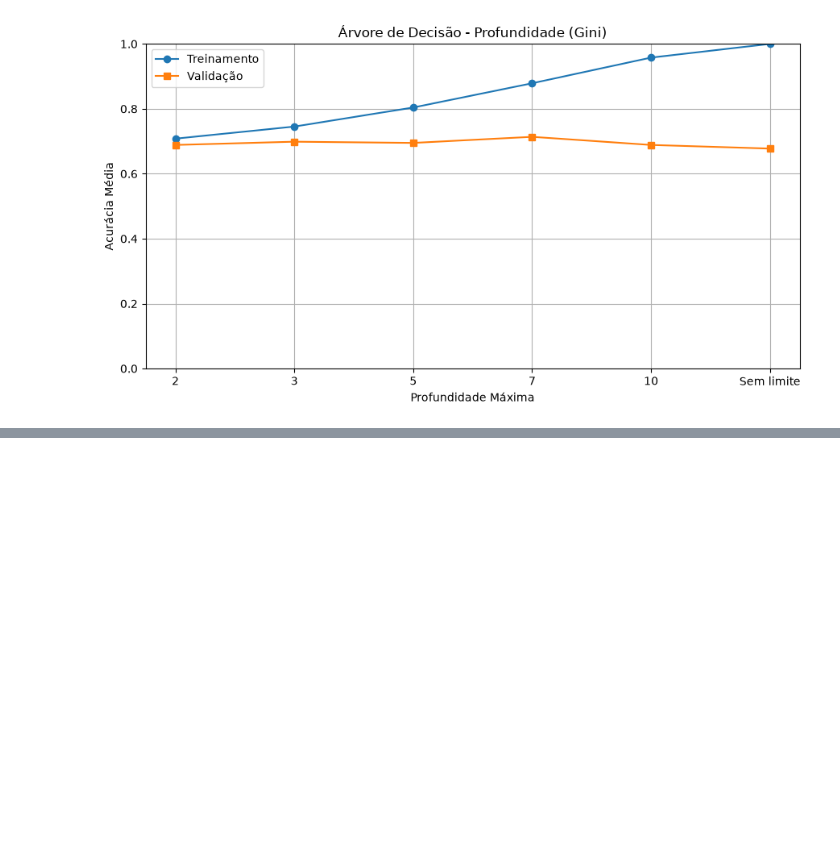
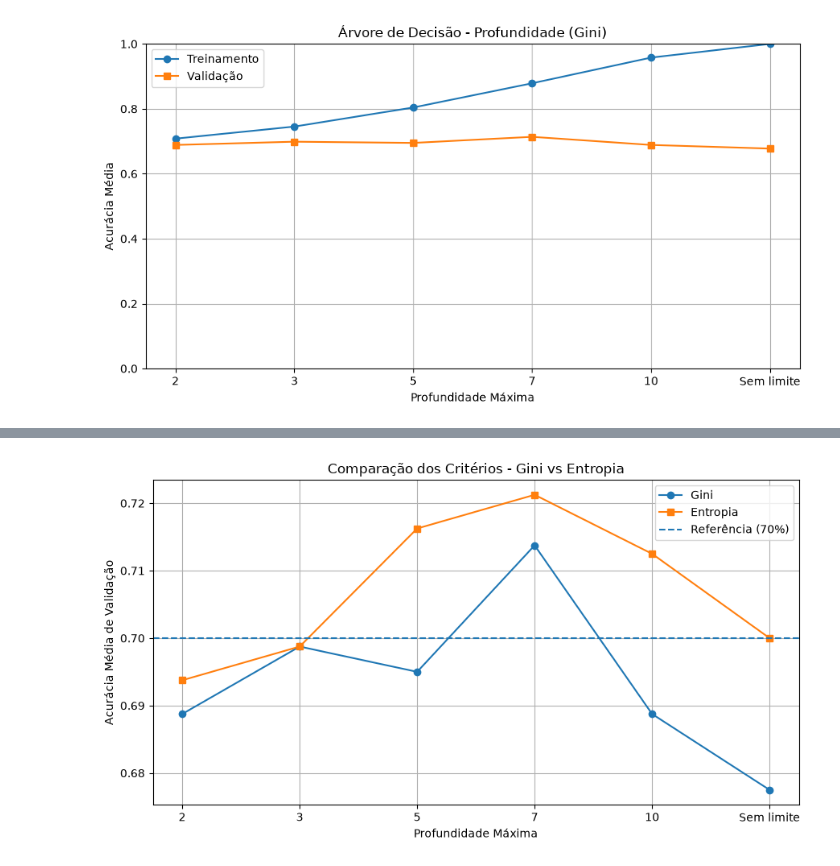
Before and after one commit to Pedrollucas/Sistemas-Inteligentes, a Jupyter notebook: notebooks/04_arvore_decisao.ipynb, the cells around one changed output, grey strips where cells are left out. Saved outputs shown, nothing was run; the diff lists cells and outputs as text; code cells hidden in the pictures; blank space fills up the shorter version.

```diff
--- a/notebooks/04_arvore_decisao.ipynb
+++ b/notebooks/04_arvore_decisao.ipynb
@@ -920,0 +1048,14 @@ plt.show()
+# %%
+comparacao_criterios = pd.DataFrame({
+    "Profundidade": tabela_gini["Profundidade"],
+    "Gini": tabela_gini["Acurácia Validação"],
+    "Entropia": tabela_entropia["Acurácia Validação"]
+})
+
+# Calcula a diferença entre critérios
+comparacao_criterios["Diferença"] = (
+    comparacao_criterios["Entropia"]
+    - comparacao_criterios["Gini"]
+)
+
+display(comparacao_criterios.round(4))
@@ -920,0 +1070,35 @@ plt.show()
+# %%
+plt.figure(figsize=(9, 5))
+
+plt.plot(
+    comparacao_criterios["Profundidade"],
+    comparacao_criterios["Gini"],
+    marker="o",
+    label="Gini"
+)
+
+plt.plot(
+    comparacao_criterios["Profundidade"],
+    comparacao_criterios["Entropia"],
+    marker="s",
+    label="Entropia"
+)
+
+# Referência: classificador majoritário
+plt.axhline(
+    y=0.70,
+    linestyle="--",
+    label="Referência (70%)"
+)
+
+plt.xlabel("Profundidade Máxima")
+plt.ylabel("Acurácia Média de Validação")
+plt.title("Comparação dos Critérios - Gini vs Entropia")
+
+plt.legend()
+plt.grid(True)
+plt.tight_layout()
+plt.savefig(figuras / "11_comparacao_criterios.png", dpi=300, bbox_inches="tight")
+plt.show()
+# %% [output]
+[figure, added]
```
Also changed, not shown: parts of 10 cells of this notebook, 3 other files.
